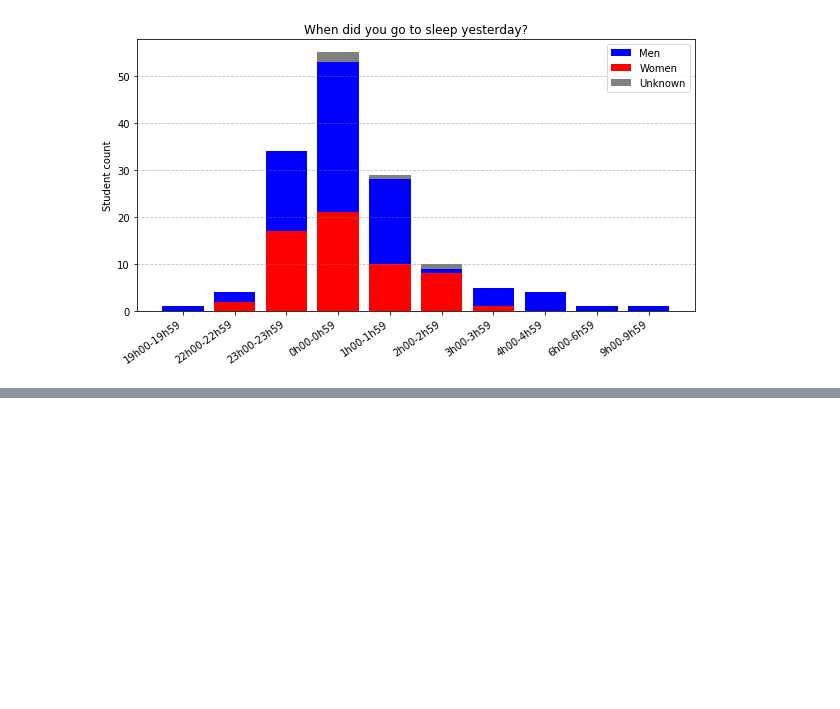
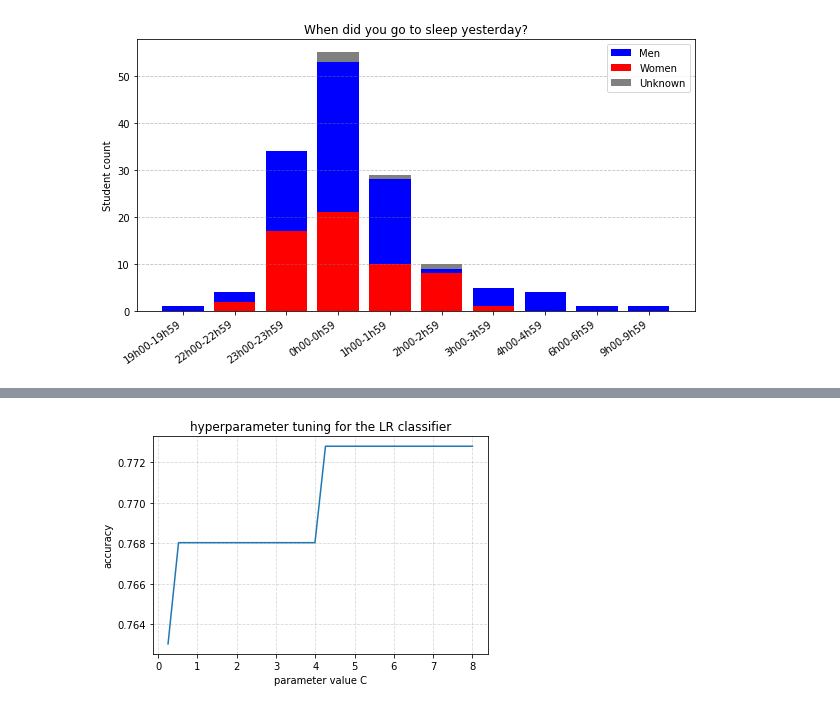
Before and after one commit to FionaLippert/DataMining, a Jupyter notebook: data_plotting.ipynb, the cells around one changed output, grey strips where cells are left out. Cells and saved outputs as stored; diff of their text form; code cells hidden in the pictures; blank space fills up the shorter version.

```diff
--- a/data_plotting.ipynb
+++ b/data_plotting.ipynb
@@ -458,3 +458,7 @@ plt.savefig('figures/sleep_by_gender.pdf', bbox_inches='tight')
 plt.show()
 # %% [output]
 [figure]
+# %%
+db['ML_binary'] = db.ML.map({'yes':1, 'no':0})
+db['moneyBins'] = pd.qcut(db['money'], 3, np.arange(3))
+db[['moneyBins','ML_binary']].groupby(['moneyBins'], as_index=False).mean().sort_values(by='ML_binary',ascending=False)
@@ -468,10 +477,11 @@ from sklearn.ensemble import RandomForestClassifier
 features1 = ['programme','DB','y_birth']
 features2 = ['programme','DB','stat','gender']
 features3 = ['programme','h_bed','y_birth']
+features4 = ['programme','DB','IR','moneyBins']
 target1 = 'ML'
 target3 = 'gender'
 
-features = features2
+features = features4
 target = target1
 
 columns = np.append(features, target)
@@ -528,0 +539,15 @@ mean =  0.6961528822055137 , std =  0.05290512664120515
+# %%
+# Logistic Regression parameter tuning
+# C: small values result in simple (underfitting) models, large values in complex (overfitting) models
+
+#C_values = [0.5, 1, 1.5, 2, 2.5]
+C_values = np.linspace(0.25, 8, 30)
+mean_scores = []
+for C in C_values:
+    clf = LogisticRegression(C=C)
+    print('C = ',C)
+    # compute model and perform 10-fold cross valdation (using the binary features)
+    scores = cross_val_score(clf, binary_features, classification_data[target], cv=10)
+    print("cross-val scores:", scores)
+    print("mean = ", np.mean(scores), ", std = ", np.std(scores), "\n")
+    mean_scores.append(np.mean(scores))
@@ -528,0 +572,10 @@ mean =  0.6961528822055137 , std =  0.05290512664120515
+# %%
+plt.figure()
+plt.plot(C_values, mean_scores)
+plt.xlabel('parameter value C')
+plt.ylabel('accuracy')
+plt.title('hyperparameter tuning for the LR classifier')
+plt.grid(color='gray',alpha=0.3, linestyle='--')
+#plt.savefig('titanic_LRtuning.pdf',bbox_inches='tight')
+# %% [output]
+[figure, added]
```
Also changed, not shown: parts of 17 cells of this notebook, 1 other file.
